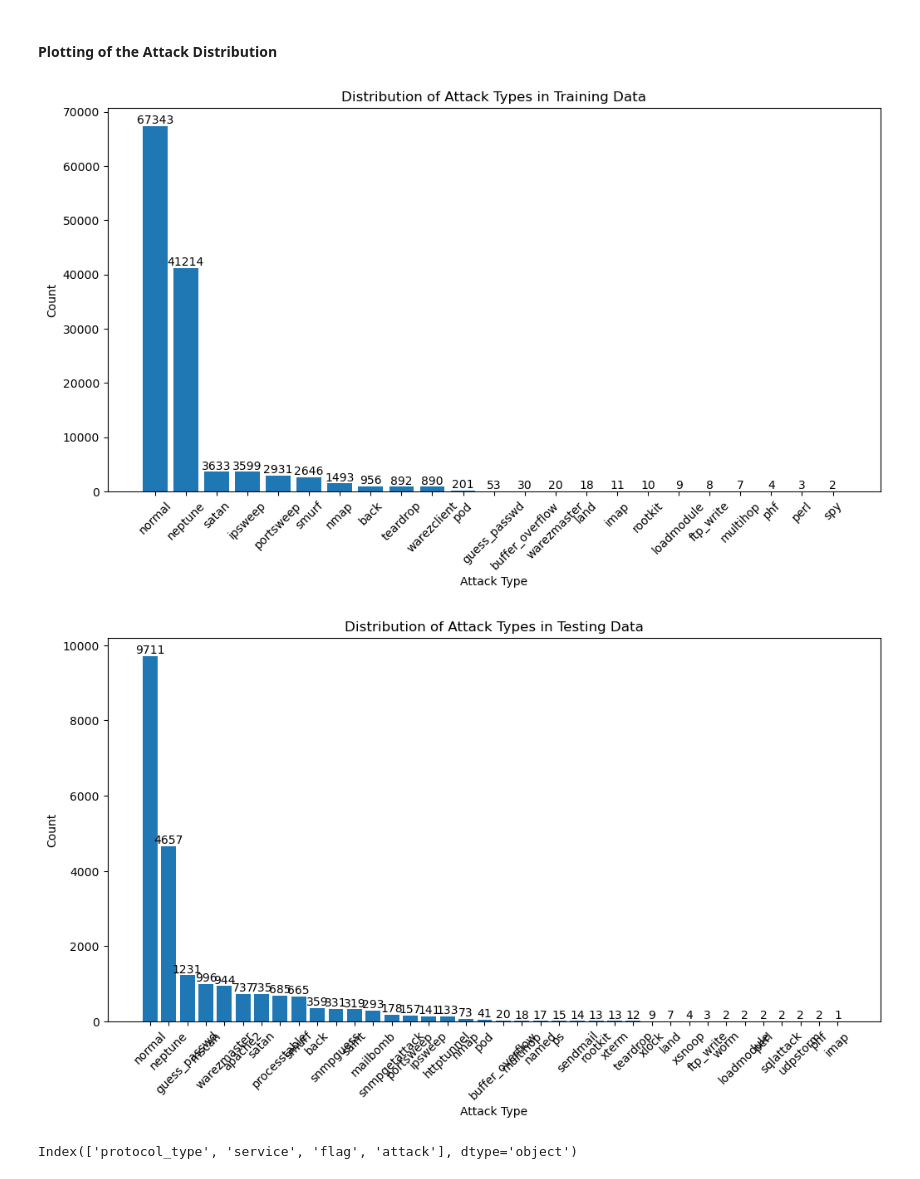
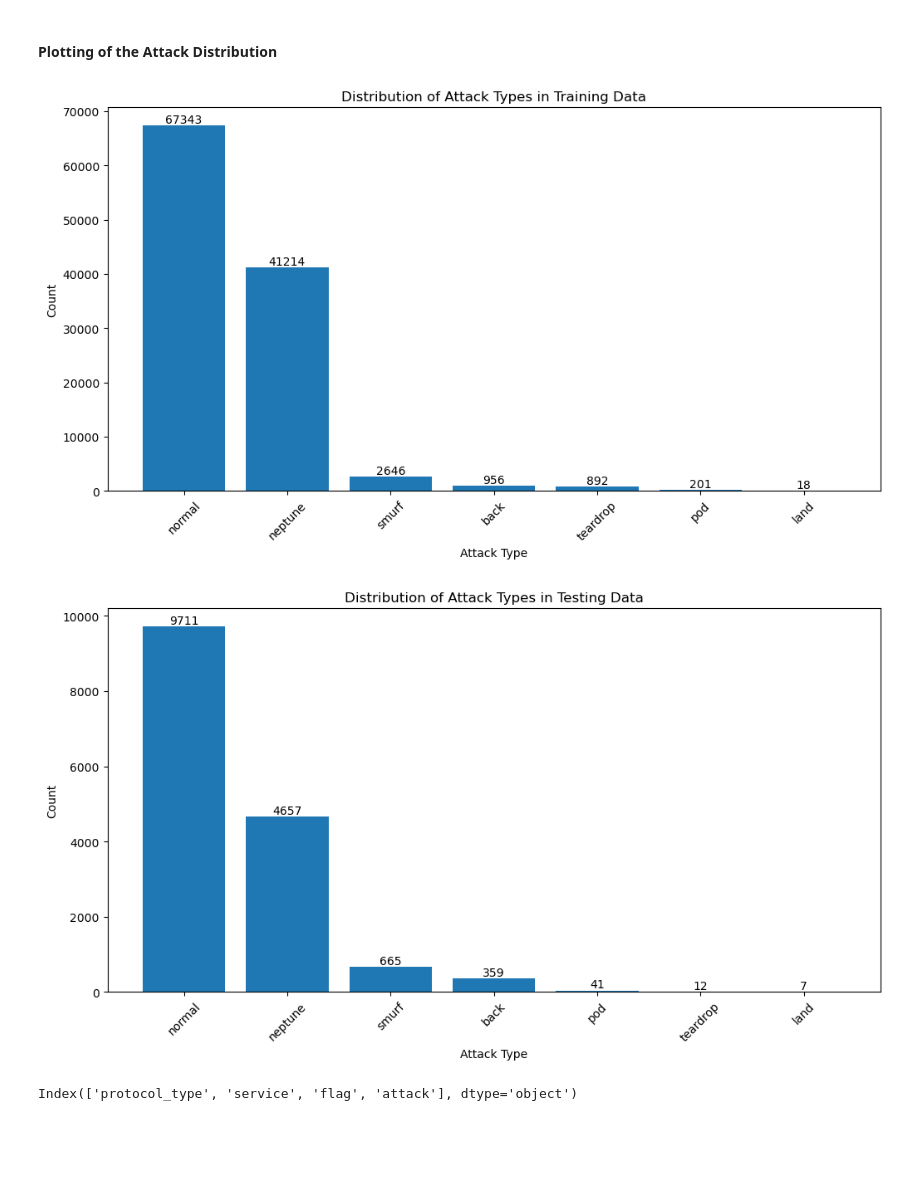
Before and after one commit to luisdavidgarcia/DDoS-Hybrid-Detection-System, a Jupyter notebook: notebooks/results_nsl-kdd_multiclass.ipynb, the cells around one changed output. Drawn from its saved outputs; the diff is of its cells as text; code cells hidden in the pictures; blank space fills up the shorter version.

```diff
--- a/notebooks/results_nsl-kdd_multiclass.ipynb
+++ b/notebooks/results_nsl-kdd_multiclass.ipynb
@@ -385,20 +338,20 @@ def add_bar_labels(bars):
         )
 # %%
 # Plot of Training DDoS Attack Distribution
-attack_counts_train = df_train['attack'].value_counts()
+attack_counts_train = df_train_multiclass['attack'].value_counts()
 plt.figure(figsize=(12, 6))
 bars = plt.bar(attack_counts_train.index, attack_counts_train.values)
 add_bar_labels(bars)
 plt.xticks(rotation=45)
 plt.title("Distribution of Attack Types in Training Data")
 plt.xlabel("Attack Type")
 plt.ylabel("Count")
 plt.show()
 # %% [output]
-[figure, old version]
+[figure, new version]
 # %%
 # Plot of Testing DDoS Attacks
-attack_counts_test = df_test['attack'].value_counts()
+attack_counts_test = df_test_multiclass['attack'].value_counts()
 
 plt.figure(figsize=(12,6))
 plt.title("Distribution of Attack Types in Testing Data")
@@ -409,7 +362,7 @@ bars = plt.bar(attack_counts_test.index, attack_counts_test.values)
 add_bar_labels(bars)
 plt.show()
 # %% [output]
-[figure, old version]
+[figure, new version]
 # %%
 # Check Types of Object
 df_train.select_dtypes(['object']).columns
```
Also changed, not shown: parts of 3 cells of this notebook, 1 other file.
